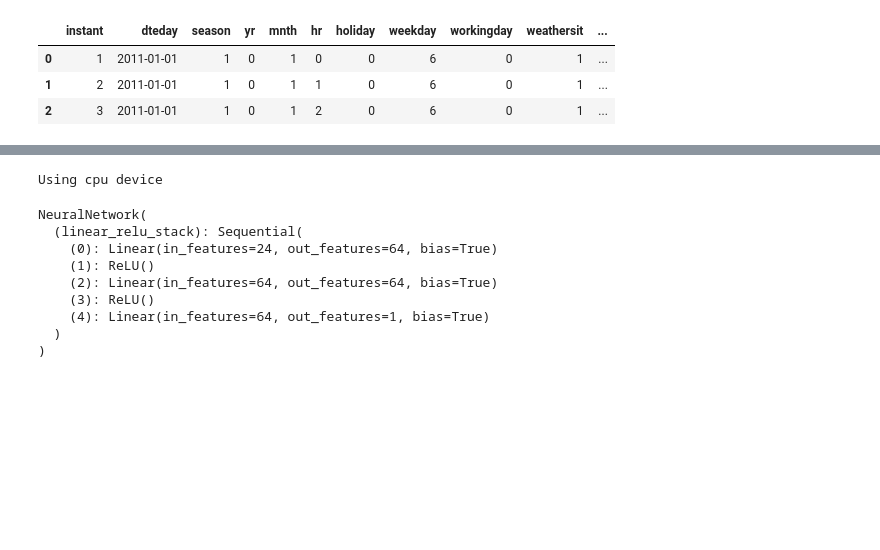
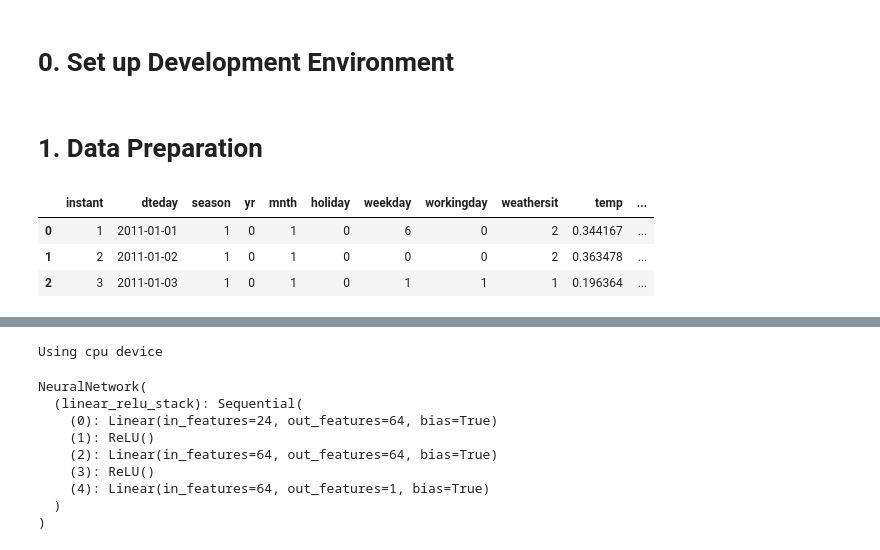
Before and after one commit to ZachOBrien/bikeshare-modelling, a Jupyter notebook: train.ipynb, the cells around one changed output, grey strips where cells are left out. Drawn from its saved outputs; the diff is of its cells as text; code cells hidden in the pictures; blank space fills up the shorter version.

```diff
--- a/train.ipynb
+++ b/train.ipynb
@@ -1,3 +7,5 @@
+# %% [markdown]
+# 0. Set up Development Environment
 # %%
 import numpy as np
 import pandas as pd
@@ -11,9 +19,11 @@ from preprocessing import one_hot_encode_columns
+# %% [markdown]
+# 1. Data Preparation
 # %%
-data_file = "data/hour.csv"
+data_file = "data/day.csv"
 df = pd.read_csv(data_file)
 df.head(3)
 # %% [output]
-|  | instant | dteday | season | yr | mnth | hr | holiday | weekday | workingday | weathersit | ... |
-| 0 | 1 | 2011-01-01 | 1 | 0 | 1 | 0 | 0 | 6 | 0 | 1 | ... |
-| 1 | 2 | 2011-01-01 | 1 | 0 | 1 | 1 | 0 | 6 | 0 | 1 | ... |
-| 2 | 3 | 2011-01-01 | 1 | 0 | 1 | 2 | 0 | 6 | 0 | 1 | ... |
+|  | instant | dteday | season | yr | mnth | holiday | weekday | workingday | weathersit | temp | ... |
+| 0 | 1 | 2011-01-01 | 1 | 0 | 1 | 0 | 6 | 0 | 2 | 0.344167 | ... |
+| 1 | 2 | 2011-01-02 | 1 | 0 | 1 | 0 | 0 | 0 | 2 | 0.363478 | ... |
+| 2 | 3 | 2011-01-03 | 1 | 0 | 1 | 0 | 1 | 1 | 1 | 0.196364 | ... |
```
Also changed, not shown: parts of 31 cells of this notebook.
